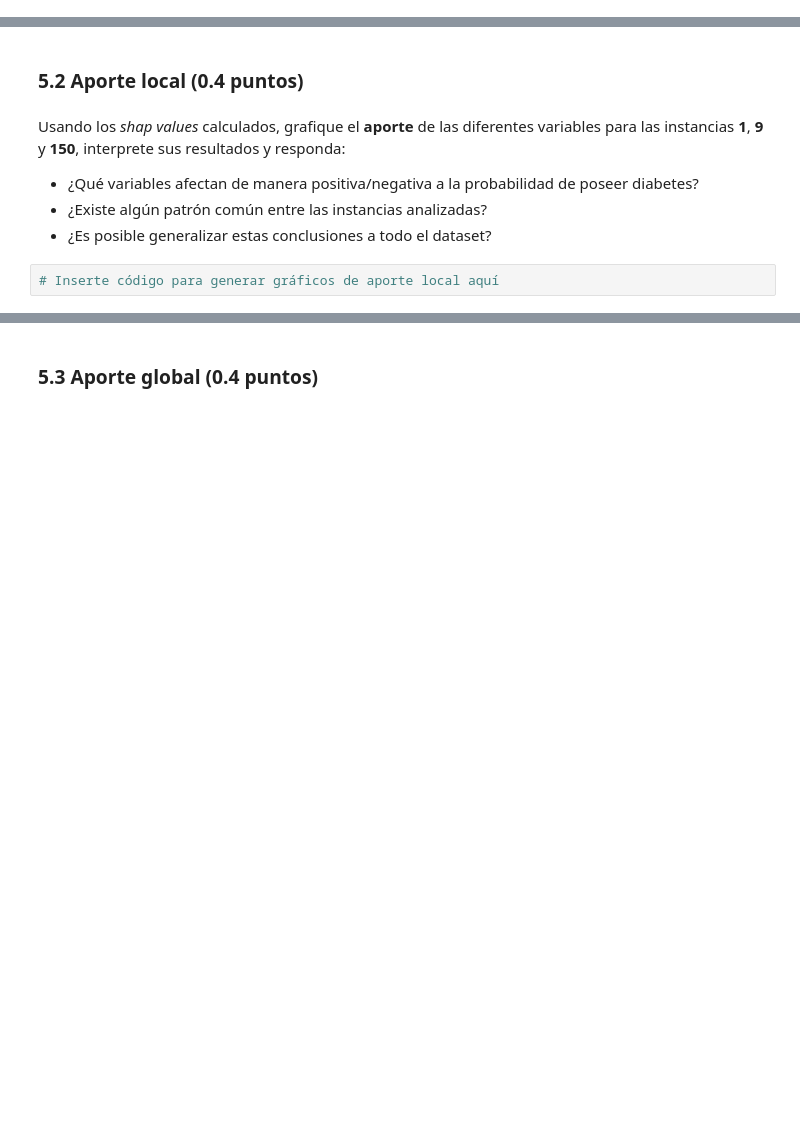
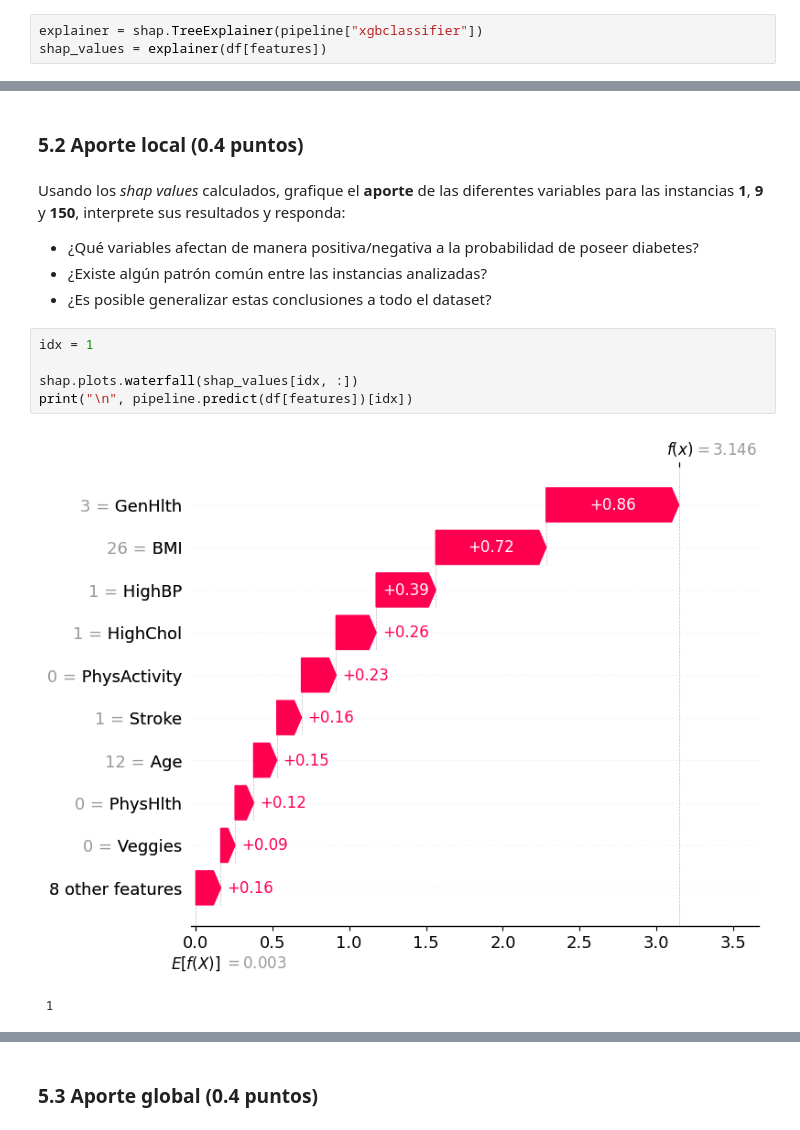
Before and after one commit to mgzotero/MDS7202, a Jupyter notebook: Labs/Lab 10/lab10.ipynb, the cells around one changed output, grey strips where cells are left out. Cells and saved outputs as stored; diff of their text form; blank space fills up the shorter version.

```diff
--- a/Labs/Lab 10/lab10.ipynb
+++ b/Labs/Lab 10/lab10.ipynb
@@ -153,0 +389,3 @@ warnings.filterwarnings("ignore", message=".*The 'nopython' keyword.*")
+# %%
+explainer = shap.TreeExplainer(pipeline["xgbclassifier"])
+shap_values = explainer(df[features])
@@ -158,5 +420,11 @@ Usando los *shap values* calculados, grafique el **aporte** de las diferentes va
 - ¿Qué variables afectan de manera positiva/negativa a la probabilidad de poseer diabetes?
 - ¿Existe algún patrón común entre las instancias analizadas?
 - ¿Es posible generalizar estas conclusiones a todo el dataset?
-# %%
-# Inserte código para generar gráficos de aporte local aquí
+# %%
+idx = 1
+
+shap.plots.waterfall(shap_values[idx, :])
+print("\n", pipeline.predict(df[features])[idx])
+# %% [output]
+[figure, added]
+ 1
```
Also changed, not shown: parts of 59 cells of this notebook, 2 other files.
